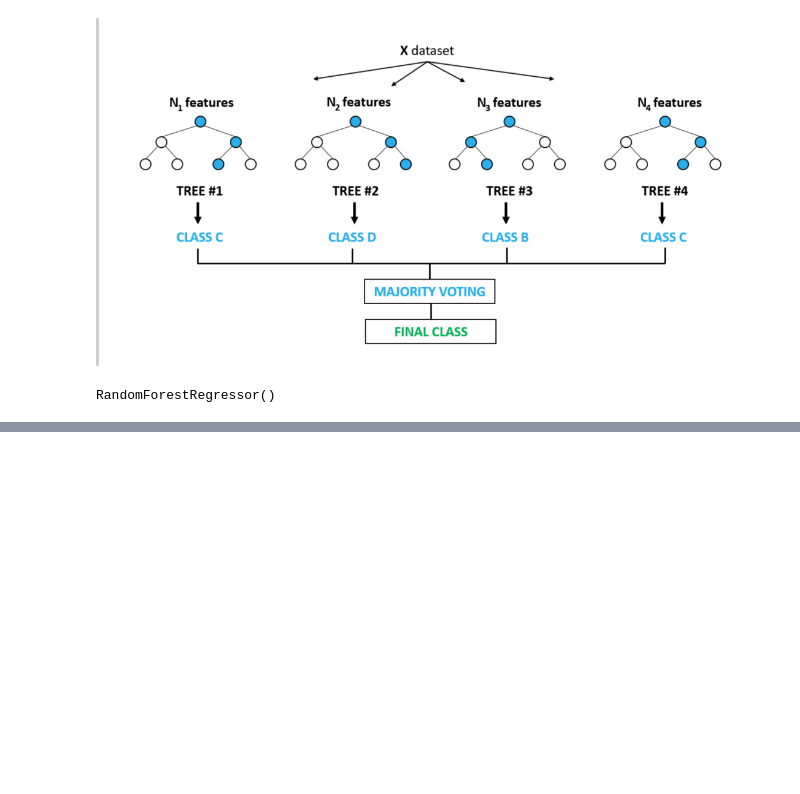
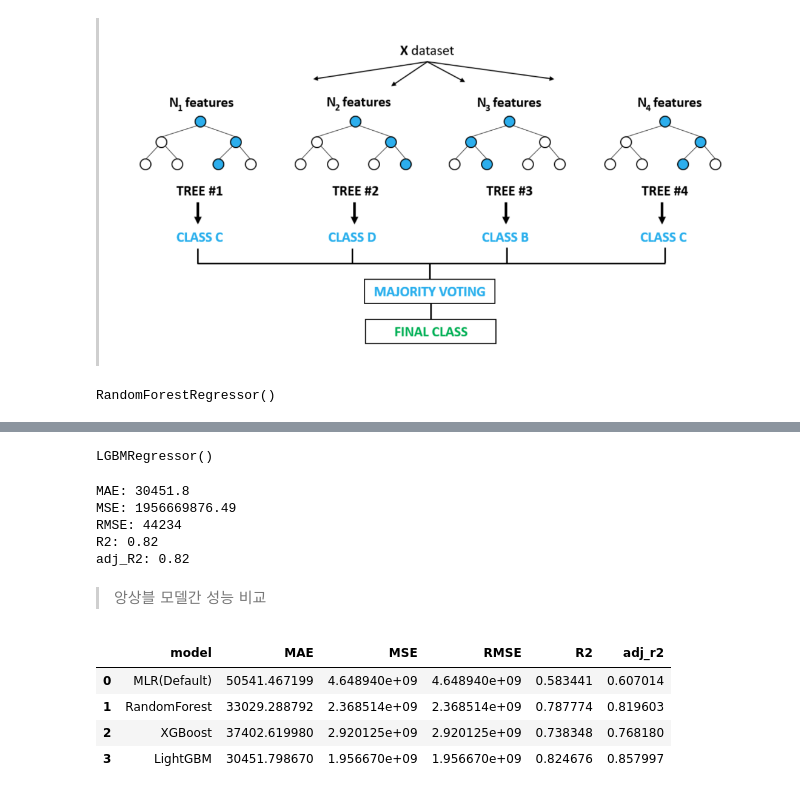
Before and after one commit to sleeptiger/Abc-project, a Jupyter notebook: 머신러닝L.ipynb, the cells around one changed output, grey strips where cells are left out. Saved outputs shown, nothing was run; the diff lists cells and outputs as text; code cells hidden in the pictures; blank space fills up the shorter version.

```diff
--- a/머신러닝L.ipynb
+++ b/머신러닝L.ipynb
@@ -1089,0 +1147,26 @@ adj_R2: 0.86
+# %%
+lgbm_model = LGBMRegressor()
+lgbm_model.fit(X_train, Y_train)
+# %% [output]
+LGBMRegressor()
+# %%
+predictions = lgbm_model.predict(X_test)
+mae = mean_absolute_error(Y_test, predictions)
+mse = mean_squared_error(Y_test, predictions)
+rmse = mse ** 0.5
+r2 = r2_score(Y_test, predictions)
+adj_r2 = 1 - ( 1 - r2 ) * ( len(Y_test) - 1 ) / ( len(Y_test) - X_test.shape[1] - 1 )
+
+print("MAE: {}".format(round(mae, 2)))
+print("MSE: {}".format(round(mse, 2)))
+print("RMSE: {}".format(round(rmse), 2))
+print("R2: {}".format(round(r2, 2)))
+print("adj_R2: {}".format(round(adj_r2, 2)))
+# %% [output]
+MAE: 30451.8
+MSE: 1956669876.49
+RMSE: 44234
+R2: 0.82
+adj_R2: 0.82
+# %% [markdown]
+> 앙상블 모델간 성능 비교
@@ -1089,0 +1190,8 @@ adj_R2: 0.86
+# %%
+perf_df
+# %% [output]
+|  | model | MAE | MSE | RMSE | R2 | adj_r2 |
+| 0 | MLR(Default) | 50541.467199 | 4.648940e+09 | 4.648940e+09 | 0.583441 | 0.607014 |
+| 1 | RandomForest | 33029.288792 | 2.368514e+09 | 2.368514e+09 | 0.787774 | 0.819603 |
+| 2 | XGBoost | 37402.619980 | 2.920125e+09 | 2.920125e+09 | 0.738348 | 0.768180 |
+| 3 | LightGBM | 30451.798670 | 1.956670e+09 | 1.956670e+09 | 0.824676 | 0.857997 |
```
Also changed, not shown: parts of 39 cells of this notebook.
